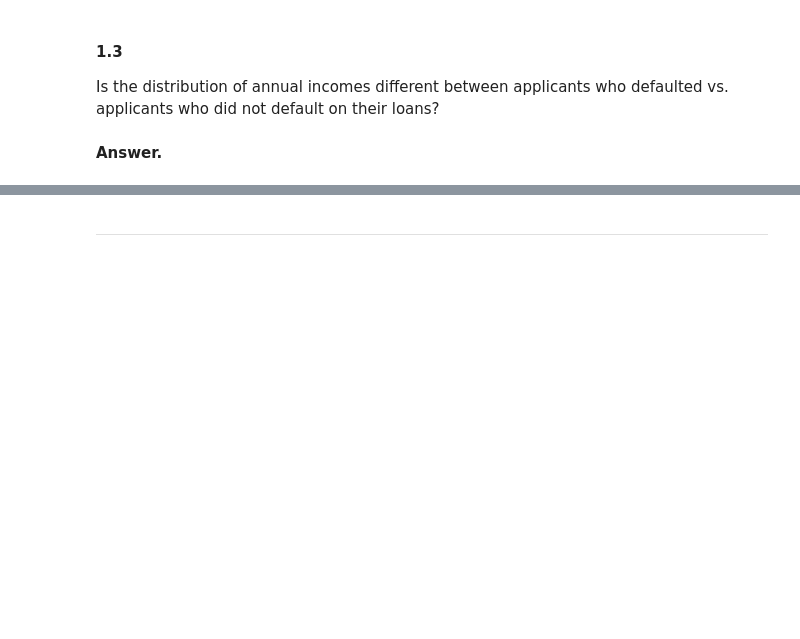
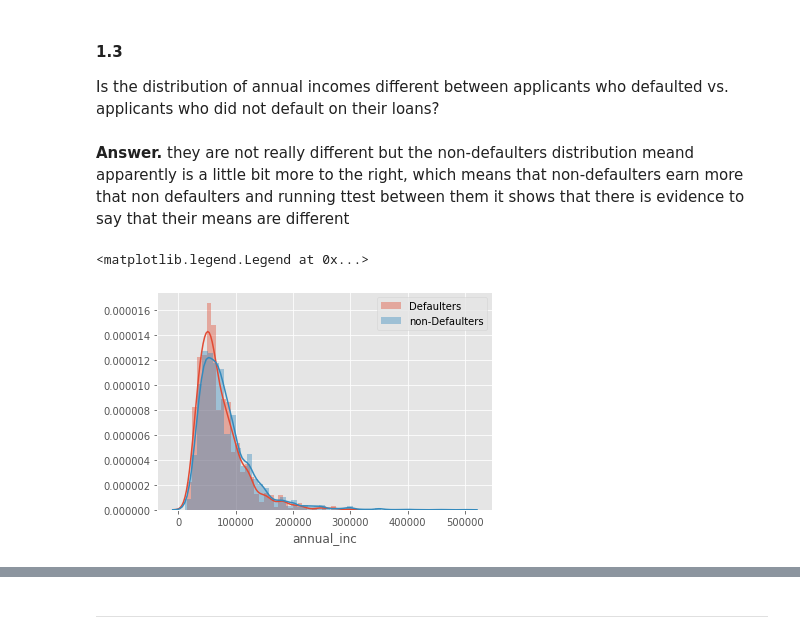
Before and after one commit to PedroOspina17/AI, a Jupyter notebook: DS4A/Week8/case_11.1_student/case_11.1_student.ipynb, the cells around one changed output, grey strips where cells are left out. Saved outputs shown, nothing was run; the diff lists cells and outputs as text; code cells hidden in the pictures; blank space fills up the shorter version.

```diff
--- a/DS4A/Week8/case_11.1_student/case_11.1_student.ipynb
+++ b/DS4A/Week8/case_11.1_student/case_11.1_student.ipynb
@@ -98,5 +127,15 @@ Text(0.5, 0, 'Annual Income')
 #### 1.3
 
 Is the distribution of annual incomes different between applicants who defaulted vs. applicants who did not default on their loans?
-# %% [markdown]
-**Answer.**
+# %% [markdown]
+**Answer.**
+they are not really different but the non-defaulters distribution meand apparently is a little bit more to the right, which means that non-defaulters earn more that non defaulters and running ttest between them it shows that there is evidence to say that their means are different
+# %%
+defaulted = Data["loan_default"] == 1
+
+sns.distplot(Data[defaulted]["annual_inc"],label="Defaulters")
+sns.distplot(Data[~defaulted]["annual_inc"],label="non-Defaulters")
+plt.legend()
+# %% [output]
+<matplotlib.legend.Legend at 0x...>
+[figure, added]
```
Also changed, not shown: parts of 10 cells of this notebook, 17 other files.
